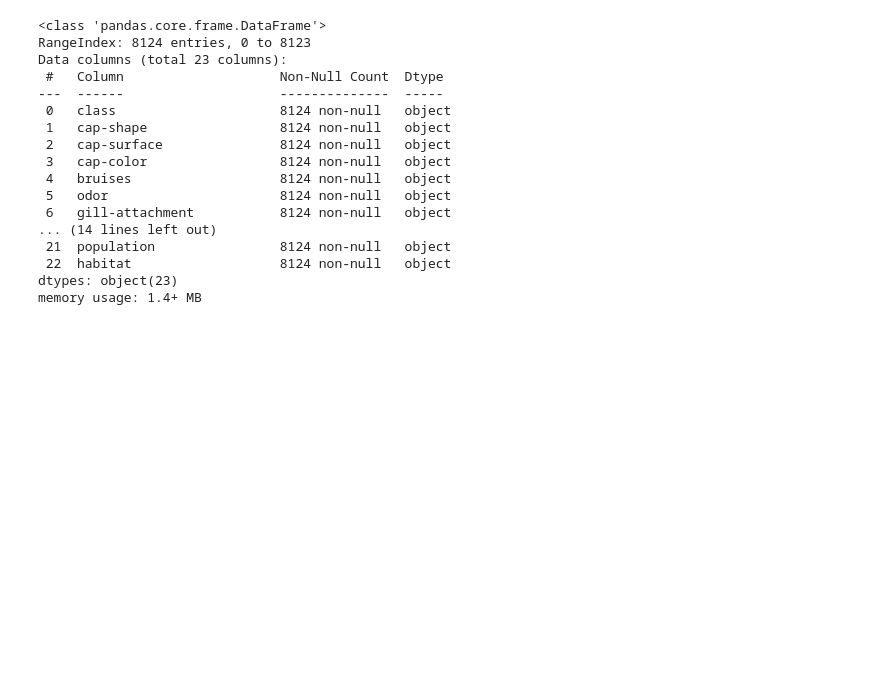
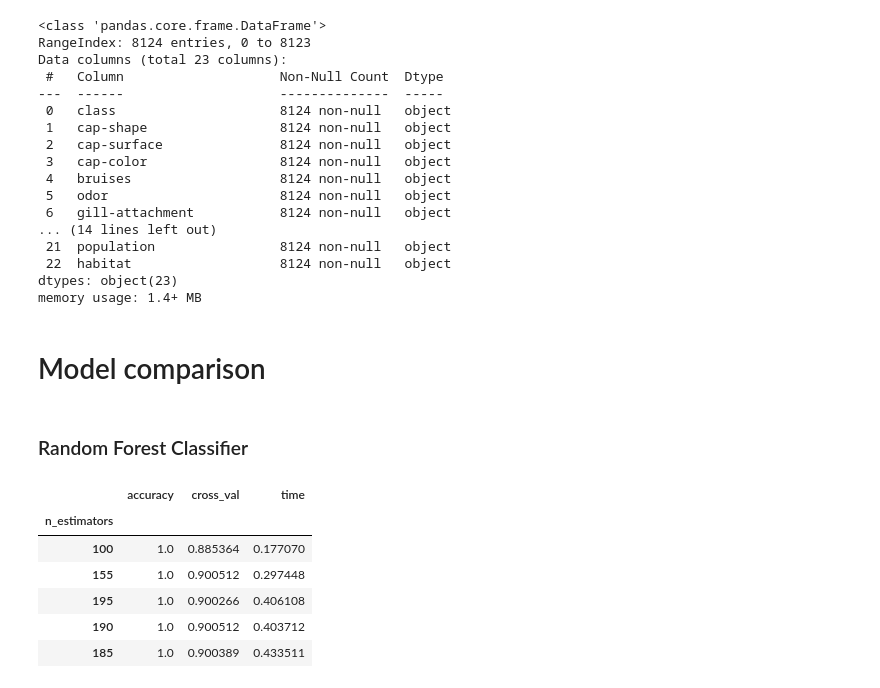
Before and after one commit to grrrml/personal-projects, a Jupyter notebook: mushroom-classification/mushroom-classification.ipynb, the cells around one changed output. Cells and saved outputs as stored; diff of their text form; code cells hidden in the pictures; blank space fills up the shorter version.

```diff
--- a/mushroom-classification/mushroom-classification.ipynb
+++ b/mushroom-classification/mushroom-classification.ipynb
@@ -103,3 +112,14 @@ Data columns (total 23 columns):
  22  habitat                   8124 non-null   object
 dtypes: object(23)
 memory usage: 1.4+ MB
+# %%
+encoder = LabelEncoder()
+scaler = StandardScaler()
+
+for col in data.columns:
+    data[col] = encoder.fit_transform(data[col])
+
+X = data.drop('class', axis = 1)
+y = data['class']
+# %% [markdown]
+# Model comparison
@@ -105,0 +128,2 @@ memory usage: 1.4+ MB
+# %% [markdown]
+### Random Forest Classifier
@@ -105,0 +161,10 @@ memory usage: 1.4+ MB
+# %%
+results_rfc.sort_values('accuracy', ascending=False).head(5)
+# %% [output]
+|  | accuracy | cross_val | time |
+| n_estimators |  |  |  |
+| 100 | 1.0 | 0.885364 | 0.177070 |
+| 155 | 1.0 | 0.900512 | 0.297448 |
+| 195 | 1.0 | 0.900266 | 0.406108 |
+| 190 | 1.0 | 0.900512 | 0.403712 |
+| 185 | 1.0 | 0.900389 | 0.433511 |
```
Also changed, not shown: parts of 18 cells of this notebook.
